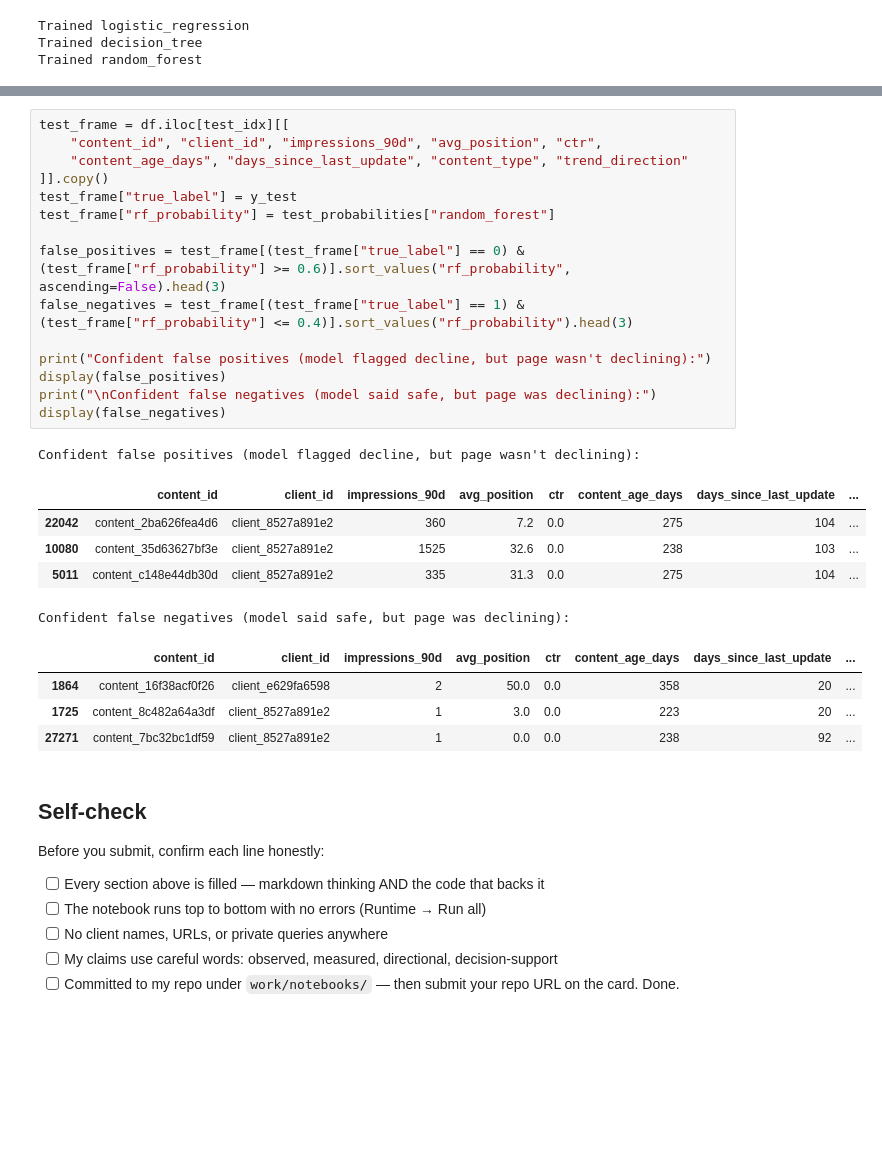
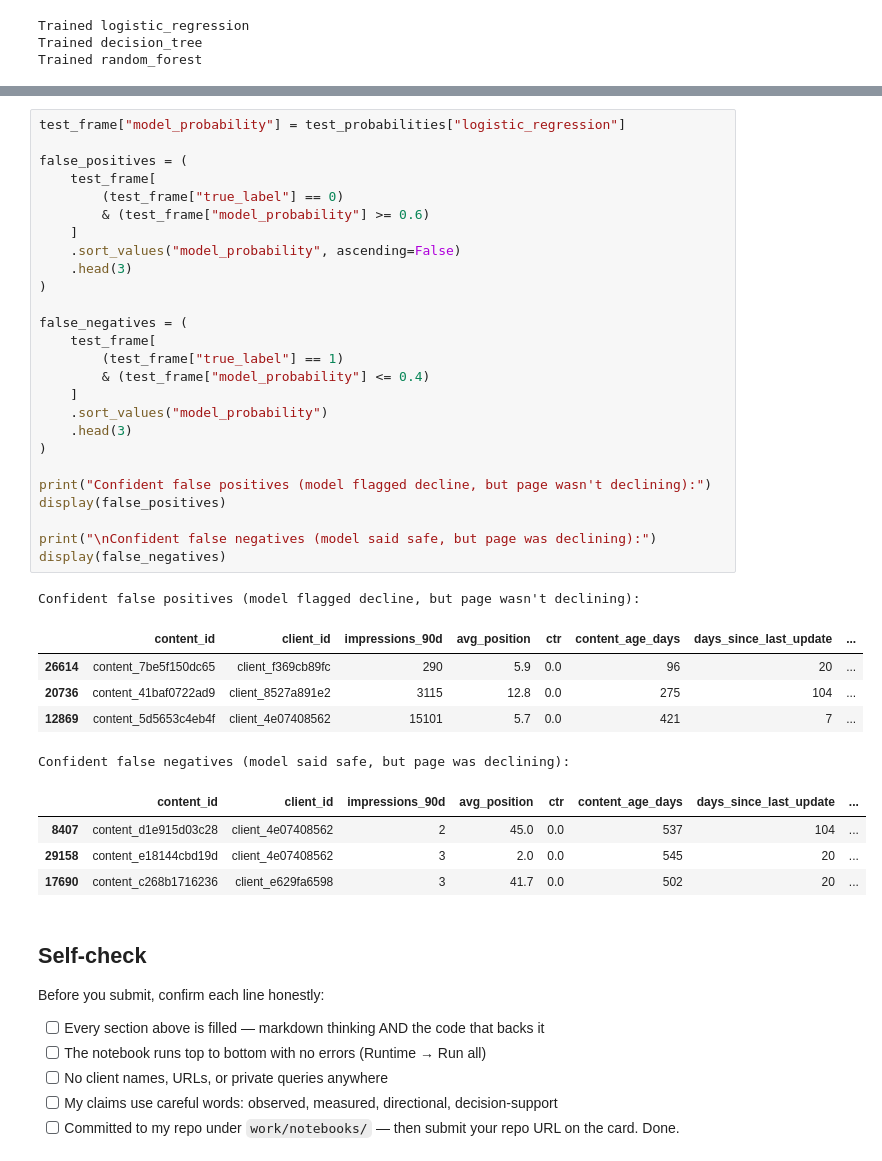
Before and after one commit to 13aakash/flyrank-ml-internship, a Jupyter notebook: work/notebooks/w05_model.ipynb, the cells around one changed output, grey strips where cells are left out. Cells and saved outputs as stored; diff of their text form; blank space fills up the shorter version.

```diff
--- a/work/notebooks/w05_model.ipynb
+++ b/work/notebooks/w05_model.ipynb
@@ -274,29 +350,40 @@ dtype: float64
 # %%
-test_frame = df.iloc[test_idx][[
-    "content_id", "client_id", "impressions_90d", "avg_position", "ctr",
-    "content_age_days", "days_since_last_update", "content_type", "trend_direction"
-]].copy()
-test_frame["true_label"] = y_test
-test_frame["rf_probability"] = test_probabilities["random_forest"]
+test_frame["model_probability"] = test_probabilities["logistic_regression"]
 
-false_positives = test_frame[(test_frame["true_label"] == 0) & (test_frame["rf_probability"] >= 0.6)].sort_values("rf_probability", ascending=False).head(3)
-false_negatives = test_frame[(test_frame["true_label"] == 1) & (test_frame["rf_probability"] <= 0.4)].sort_values("rf_probability").head(3)
+false_positives = (
+    test_frame[
+        (test_frame["true_label"] == 0)
+        & (test_frame["model_probability"] >= 0.6)
+    ]
+    .sort_values("model_probability", ascending=False)
+    .head(3)
+)
+
+false_negatives = (
+    test_frame[
+        (test_frame["true_label"] == 1)
+        & (test_frame["model_probability"] <= 0.4)
+    ]
+    .sort_values("model_probability")
+    .head(3)
+)
 
 print("Confident false positives (model flagged decline, but page wasn't declining):")
 display(false_positives)
+
 print("\nConfident false negatives (model said safe, but page was declining):")
 display(false_negatives)
 # %% [output]
 Confident false positives (model flagged decline, but page wasn't declining):
 |  | content_id | client_id | impressions_90d | avg_position | ctr | content_age_days | days_since_last_update | ... |
-| 22042 | content_2ba626fea4d6 | client_8527a891e2 | 360 | 7.2 | 0.0 | 275 | 104 | ... |
-| 10080 | content_35d63627bf3e | client_8527a891e2 | 1525 | 32.6 | 0.0 | 238 | 103 | ... |
-| 5011 | content_c148e44db30d | client_8527a891e2 | 335 | 31.3 | 0.0 | 275 | 104 | ... |
+| 26614 | content_7be5f150dc65 | client_f369cb89fc | 290 | 5.9 | 0.0 | 96 | 20 | ... |
+| 20736 | content_41baf0722ad9 | client_8527a891e2 | 3115 | 12.8 | 0.0 | 275 | 104 | ... |
+| 12869 | content_5d5653c4eb4f | client_4e07408562 | 15101 | 5.7 | 0.0 | 421 | 7 | ... |
 Confident false negatives (model said safe, but page was declining):
 |  | content_id | client_id | impressions_90d | avg_position | ctr | content_age_days | days_since_last_update | ... |
-| 1864 | content_16f38acf0f26 | client_e629fa6598 | 2 | 50.0 | 0.0 | 358 | 20 | ... |
-| 1725 | content_8c482a64a3df | client_8527a891e2 | 1 | 3.0 | 0.0 | 223 | 20 | ... |
-| 27271 | content_7bc32bc1df59 | client_8527a891e2 | 1 | 0.0 | 0.0 | 238 | 92 | ... |
+| 8407 | content_d1e915d03c28 | client_4e07408562 | 2 | 45.0 | 0.0 | 537 | 104 | ... |
+| 29158 | content_e18144cbd19d | client_4e07408562 | 3 | 2.0 | 0.0 | 545 | 20 | ... |
+| 17690 | content_c268b1716236 | client_e629fa6598 | 3 | 41.7 | 0.0 | 502 | 20 | ... |
 # %% [markdown]
 ## Self-check
 
```
Also changed, not shown: parts of 5 cells of this notebook.
